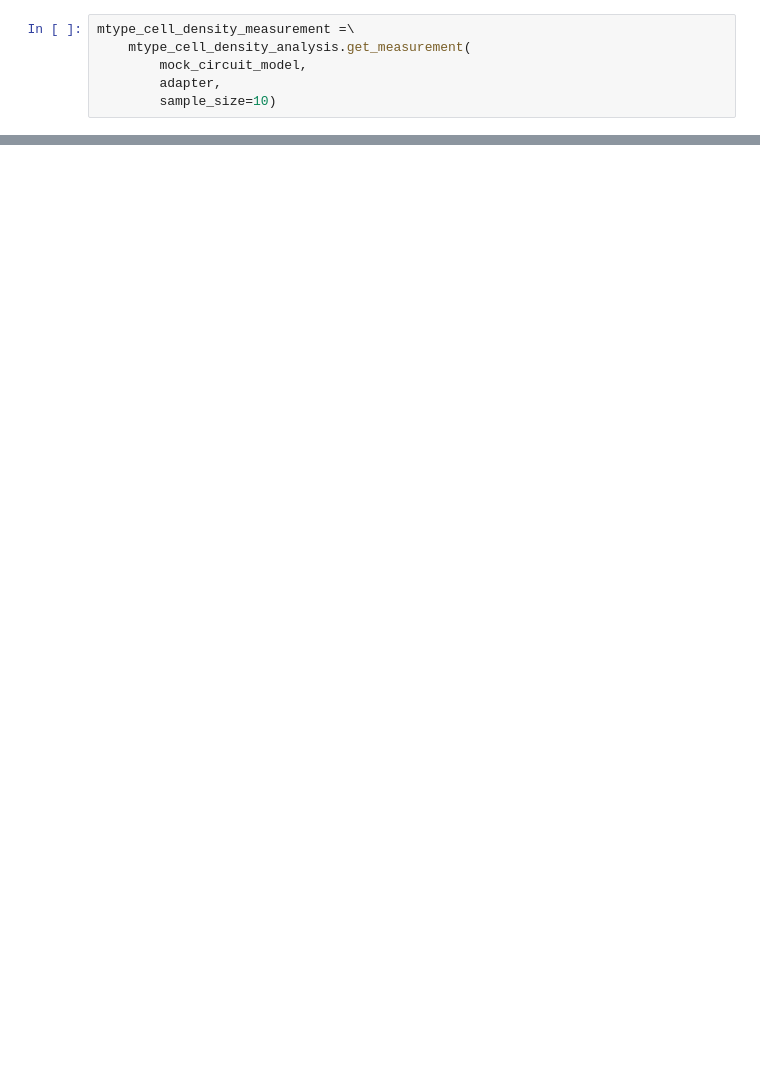
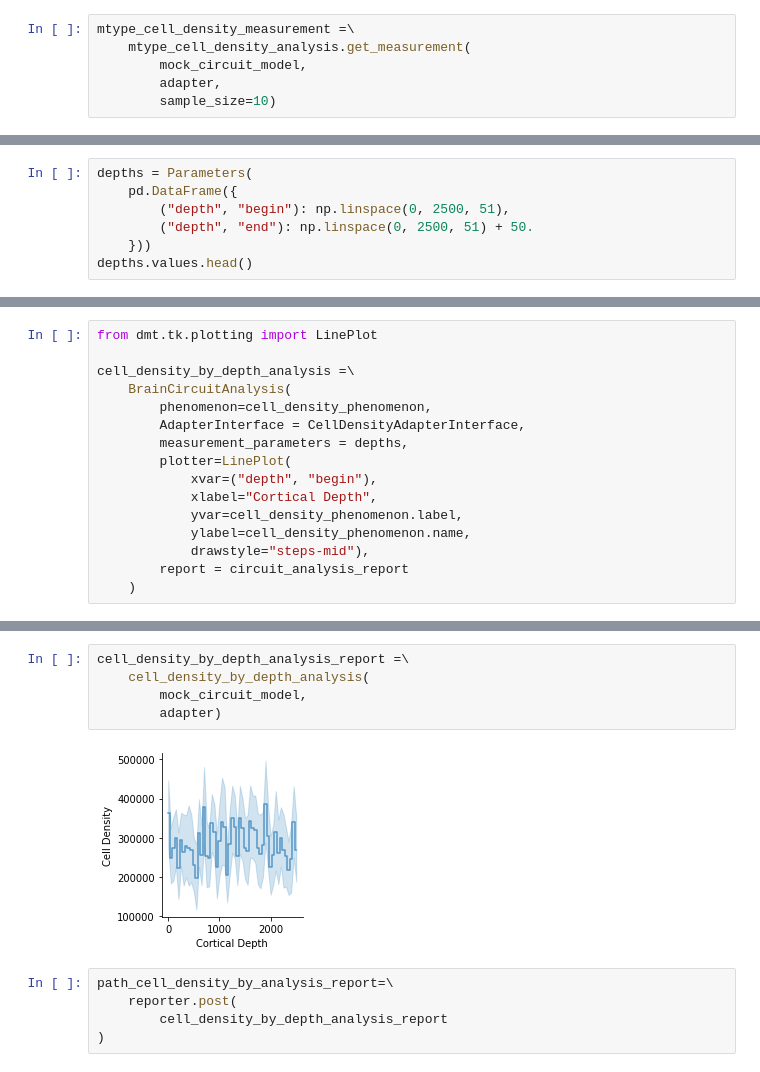
Before and after one commit to BlueBrain/DMT, a Jupyter notebook: v2/neuro_dmt/library/users/visood/sscx_dissemination/circuit_composition.ipynb, the cells around one changed output, grey strips where cells are left out. Cells and saved outputs as stored; diff of their text form; blank space fills up the shorter version.

```diff
--- a/v2/neuro_dmt/library/users/visood/sscx_dissemination/circuit_composition.ipynb
+++ b/v2/neuro_dmt/library/users/visood/sscx_dissemination/circuit_composition.ipynb
@@ -457,0 +484,7 @@ mtype_cell_density_analysis_report =\
+# %%
+depths = Parameters(
+    pd.DataFrame({
+        ("depth", "begin"): np.linspace(0, 2500, 51),
+        ("depth", "end"): np.linspace(0, 2500, 51) + 50.
+    }))
+depths.values.head()
@@ -457,0 +504,16 @@ mtype_cell_density_analysis_report =\
+# %%
+from dmt.tk.plotting import LinePlot
+
+cell_density_by_depth_analysis =\
+    BrainCircuitAnalysis(
+        phenomenon=cell_density_phenomenon,
+        AdapterInterface = CellDensityAdapterInterface,
+        measurement_parameters = depths,
+        plotter=LinePlot(
+            xvar=("depth", "begin"),
+            xlabel="Cortical Depth",
+            yvar=cell_density_phenomenon.label,
+            ylabel=cell_density_phenomenon.name,
+            drawstyle="steps-mid"),
+        report = circuit_analysis_report
+    )
@@ -457,0 +557,12 @@ mtype_cell_density_analysis_report =\
+# %%
+cell_density_by_depth_analysis_report =\
+    cell_density_by_depth_analysis(
+        mock_circuit_model,
+        adapter)
+# %% [output]
+[figure, added]
+# %%
+path_cell_density_by_analysis_report=\
+    reporter.post(
+        cell_density_by_depth_analysis_report
+)
```
Also changed, not shown: parts of 60 cells of this notebook, 7 other files.
